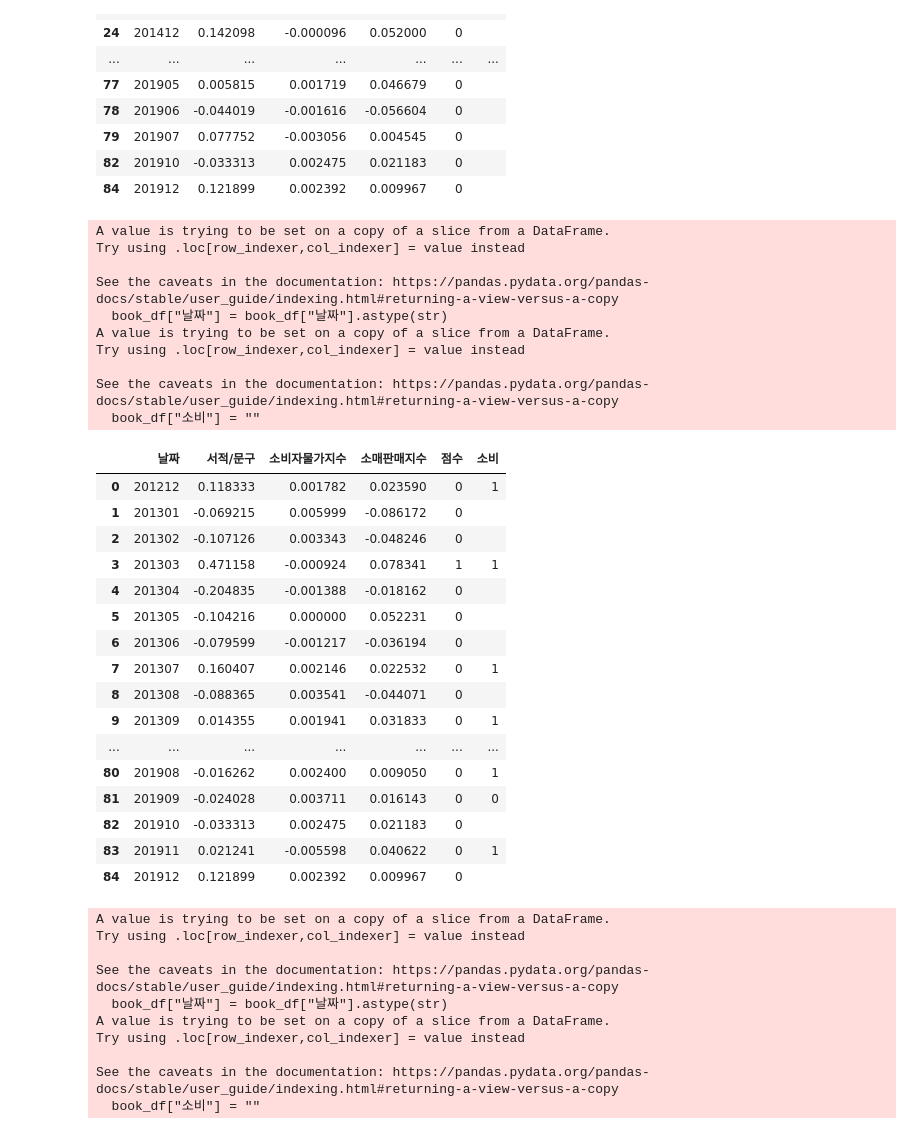
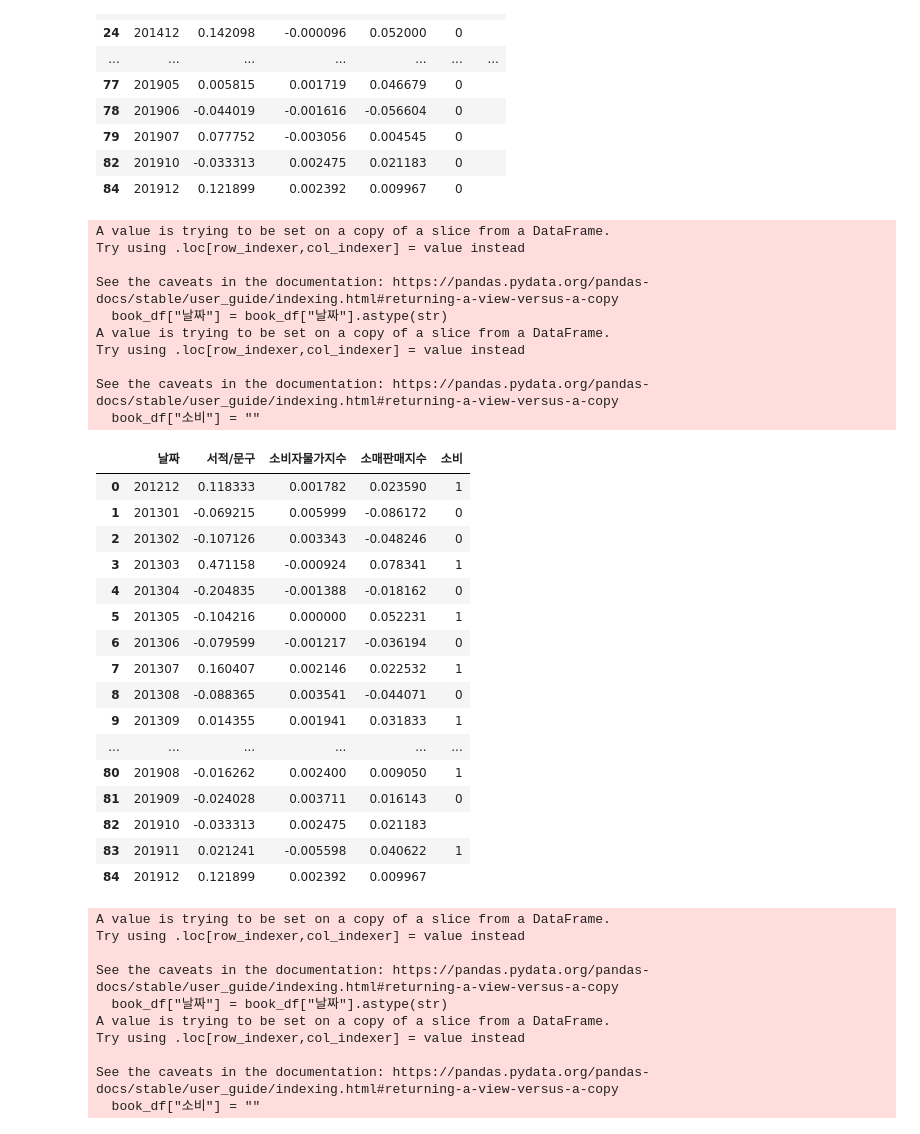
Before and after one commit to jkim0313/project1_dajopay, a Jupyter notebook: classification.ipynb, the cells around one changed output. Cells and saved outputs as stored; diff of their text form; code cells hidden in the pictures.

```diff
--- a/classification.ipynb
+++ b/classification.ipynb
@@ -77,7 +86,7 @@ def month_encoding(month):
 # %%
-book_df["날짜"] = book_df["날짜"].astype(str)
-book_df["점수"] = book_df["날짜"].apply(lambda x: month_encoding(x))
-book_df
+# book_df["날짜"] = book_df["날짜"].astype(str)
+# book_df["점수"] = book_df["날짜"].apply(lambda x: month_encoding(x))
+# book_df
 # %% [output]
 A value is trying to be set on a copy of a slice from a DataFrame.
 Try using .loc[row_indexer,col_indexer] = value instead
@@ -197,29 +190,31 @@ book_df["소비"] = ""
 
 for i in range(0, 13):
     for j in range(12, 85):
-        if book_df["서적/문구"].loc[i] > 0:
-            if book_df.loc[i,"소비자물가지수"] <= 0.001091:
-                if book_df.loc[i,"소매판매지수"] >= 0.009050:
+        if book_df.loc[i,"서적/문구"] > 0:
+            if book_df.loc[i,"소비자물가지수"] <= book_df["소비자물가지수"].quantile(q=0.75):
+                if book_df.loc[i,"소매판매지수"] >= book_df["소매판매지수"].quantile(q=0.25):
                     book_df.loc[i,"소비"] = 1
-            elif book_df.loc[i,"소비자물가지수"] > 0.001091:
-                if book_df.loc[i,"소매판매지수"] >= 0.009050:
+            elif book_df.loc[i,"소비자물가지수"] > book_df["소비자물가지수"].quantile(q=0.75):
+                if book_df.loc[i,"소매판매지수"] >= book_df["소매판매지수"].quantile(q=0.5):
                     book_df.loc[i,"소비"] = 1
-            elif book_df.loc[i,"소비자물가지수"] > 0.001091:
-                if book_df.loc[i,"소매판매지수"] < 0.009050:
-                    book_df.loc[i,"소비"] = 0
-        elif book_df.loc[i, "서적/문구"] > -0.024028:
-            if book_df.loc[i,"소비자물가지수"] <= np.mean(book_df["소비자물가지수"]):
-                if book_df.loc[i,"소매판매지수"] >= np.mean(book_df["소매판매지수"]):
-                    book_df.loc[i,"소비"] = 1
-            elif book_df.loc[i,"소비자물가지수"] > np.mean(book_df["소비자물가지수"]):
-                if book_df.loc[i,"소매판매지수"] >= np.mean(book_df["소매판매지수"]):
-                    book_df.loc[i,"소비"] = 1
-            elif book_df.loc[i,"소비자물가지수"] > np.mean(book_df["소비자물가지수"]):
-                if book_df.loc[i,"소매판매지수"] < np.mean(book_df["소매판매지수"]):
+            elif book_df.loc[i,"소비자물가지수"] > book_df["소비자물가지수"].quantile(q=0.75):
+                if book_df.loc[i,"소매판매지수"] < book_df["소매판매지수"].quantile(q=0.5):
                     book_df.loc[i,"소비"] = 0
 
-        # if book_df.loc[i,"점수"]==1:
-        elif book_df["서적/문구"].loc[j] > 0:
+        elif book_df.loc[i, "서적/문구"] <= 0:
+            if book_df.loc[i,"소비자물가지수"] > book_df["소비자물가지수"].quantile(q=0.25):
+                if book_df.loc[i,"소매판매지수"] < book_df["소매판매지수"].quantile(q=0.75):
+                    book_df.loc[i,"소비"] = 0
+                else:
+                    book_df.loc[i,"소비"] = 1
+            elif book_df.loc[i,"소비자물가지수"] <= book_df["소비자물가지수"].quantile(q=0.25):
+                if book_df.loc[i,"소매판매지수"] > book_df["소매판매지수"].quantile(q=0.75):
+                    book_df.loc[i,"소비"] = 1
+                else:
+                    book_df.loc[i,"소비"] = 0
+
+
+        if book_df["서적/문구"].loc[j] > 0:
             if book_df["서적/문구"].loc[j-12] > 0:
                 if book_df["서적/문구"].loc[j] > book_df["서적/문구"].loc[j-12]:
                     book_df.loc[j,"소비"] = 1
@@ -234,51 +229,50 @@ for i in range(0, 13):
                         elif book_df.loc[j,"소비자물가지수"] > 0.001091:
                             if book_df.loc[j,"소매판매지수"] < 0.009050:
                                 book_df.loc[j,"소비"] = 0
 
-        # elif book_df.loc[i,"점수"]==0:
         elif book_df["서적/문구"].loc[j] <= 0:
             if book_df["서적/문구"].loc[j] > book_df["서적/문구"].loc[j-12]:
                 if book_df.loc[j, "서적/문구"] > -0.024028:
                     if book_df.loc[j,"소비자물가지수"] <= np.mean(book_df["소비자물가지수"]):
                         if book_df.loc[j,"소매판매지수"] >= np.mean(book_df["소매판매지수"]):
                             book_df.loc[j,"소비"] = 1
                     elif book_df.loc[j,"소비자물가지수"] > np.mean(book_df["소비자물가지수"]):
                         if book_df.loc[j,"소매판매지수"] >= np.mean(book_df["소매판매지수"]):
                             book_df.loc[j,"소비"] = 1
                     elif book_df.loc[j,"소비자물가지수"] > np.mean(book_df["소비자물가지수"]):
                         if book_df.loc[j,"소매판매지수"] < np.mean(book_df["소매판매지수"]):
                             book_df.loc[j,"소비"] = 0
             elif book_df["서적/문구"].loc[j] < book_df["서적/문구"].loc[j-12]:
                  book_df.loc[j,"소비"] = 0
 book_df
 # %% [output]
 A value is trying to be set on a copy of a slice from a DataFrame.
 Try using .loc[row_indexer,col_indexer] = value instead
 
 See the caveats in the documentation: https://pandas.pydata.org/pandas-docs/stable/user_guide/indexing.html#returning-a-view-versus-a-copy
   book_df["날짜"] = book_df["날짜"].astype(str)
 A value is trying to be set on a copy of a slice from a DataFrame.
 Try using .loc[row_indexer,col_indexer] = value instead
 
 See the caveats in the documentation: https://pandas.pydata.org/pandas-docs/stable/user_guide/indexing.html#returning-a-view-versus-a-copy
   book_df["소비"] = ""
-|  | 날짜 | 서적/문구 | 소비자물가지수 | 소매판매지수 | 점수 | 소비 |
-| 0 | 201212 | 0.118333 | 0.001782 | 0.023590 | 0 | 1 |
-| 1 | 201301 | -0.069215 | 0.005999 | -0.086172 | 0 |  |
-| 2 | 201302 | -0.107126 | 0.003343 | -0.048246 | 0 |  |
-| 3 | 201303 | 0.471158 | -0.000924 | 0.078341 | 1 | 1 |
-| 4 | 201304 | -0.204835 | -0.001388 | -0.018162 | 0 |  |
-| 5 | 201305 | -0.104216 | 0.000000 | 0.052231 | 0 |  |
-| 6 | 201306 | -0.079599 | -0.001217 | -0.036194 | 0 |  |
-| 7 | 201307 | 0.160407 | 0.002146 | 0.022532 | 0 | 1 |
-| 8 | 201308 | -0.088365 | 0.003541 | -0.044071 | 0 |  |
-| 9 | 201309 | 0.014355 | 0.001941 | 0.031833 | 0 | 1 |
-| ... | ... | ... | ... | ... | ... | ... |
-| 80 | 201908 | -0.016262 | 0.002400 | 0.009050 | 0 | 1 |
-| 81 | 201909 | -0.024028 | 0.003711 | 0.016143 | 0 | 0 |
-| 82 | 201910 | -0.033313 | 0.002475 | 0.021183 | 0 |  |
-| 83 | 201911 | 0.021241 | -0.005598 | 0.040622 | 0 | 1 |
-| 84 | 201912 | 0.121899 | 0.002392 | 0.009967 | 0 |  |
+|  | 날짜 | 서적/문구 | 소비자물가지수 | 소매판매지수 | 소비 |
+| 0 | 201212 | 0.118333 | 0.001782 | 0.023590 | 1 |
+| 1 | 201301 | -0.069215 | 0.005999 | -0.086172 | 0 |
+| 2 | 201302 | -0.107126 | 0.003343 | -0.048246 | 0 |
+| 3 | 201303 | 0.471158 | -0.000924 | 0.078341 | 1 |
+| 4 | 201304 | -0.204835 | -0.001388 | -0.018162 | 0 |
+| 5 | 201305 | -0.104216 | 0.000000 | 0.052231 | 1 |
+| 6 | 201306 | -0.079599 | -0.001217 | -0.036194 | 0 |
+| 7 | 201307 | 0.160407 | 0.002146 | 0.022532 | 1 |
+| 8 | 201308 | -0.088365 | 0.003541 | -0.044071 | 0 |
+| 9 | 201309 | 0.014355 | 0.001941 | 0.031833 | 1 |
+| ... | ... | ... | ... | ... | ... |
+| 80 | 201908 | -0.016262 | 0.002400 | 0.009050 | 1 |
+| 81 | 201909 | -0.024028 | 0.003711 | 0.016143 | 0 |
+| 82 | 201910 | -0.033313 | 0.002475 | 0.021183 |  |
+| 83 | 201911 | 0.021241 | -0.005598 | 0.040622 | 1 |
+| 84 | 201912 | 0.121899 | 0.002392 | 0.009967 |  |
 # %%
 import numpy as np
 
```
Also changed, not shown: parts of 9 cells of this notebook.
